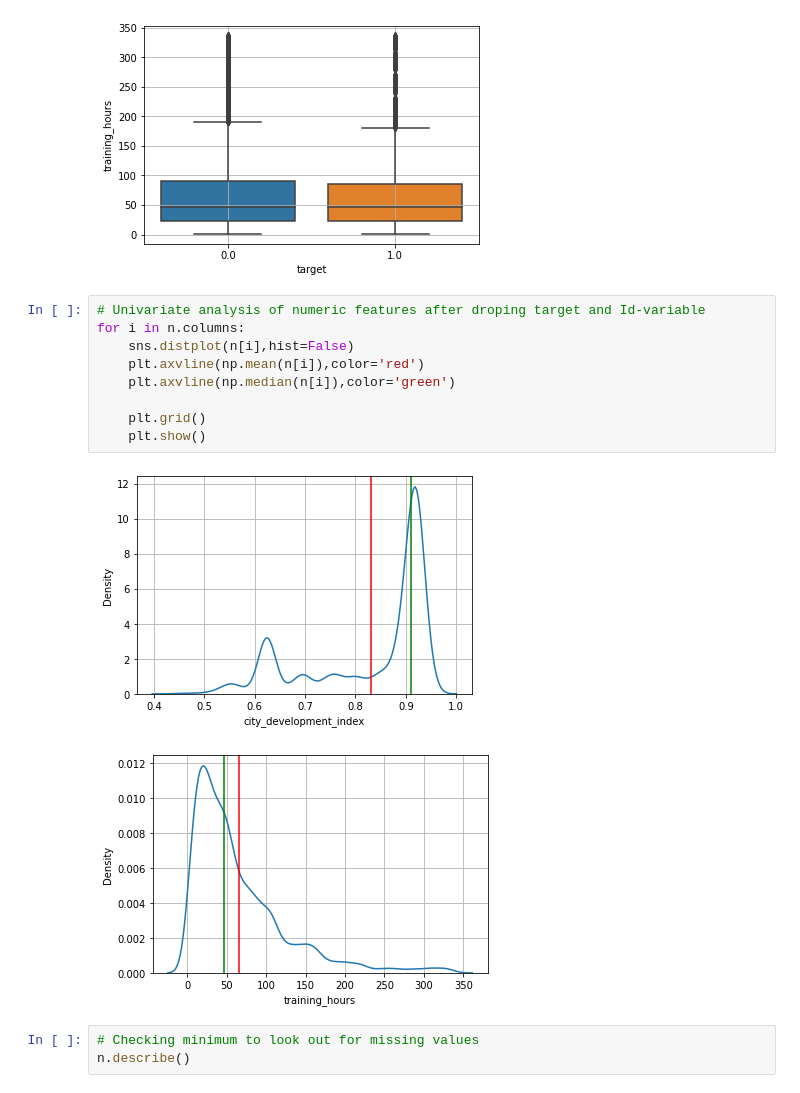
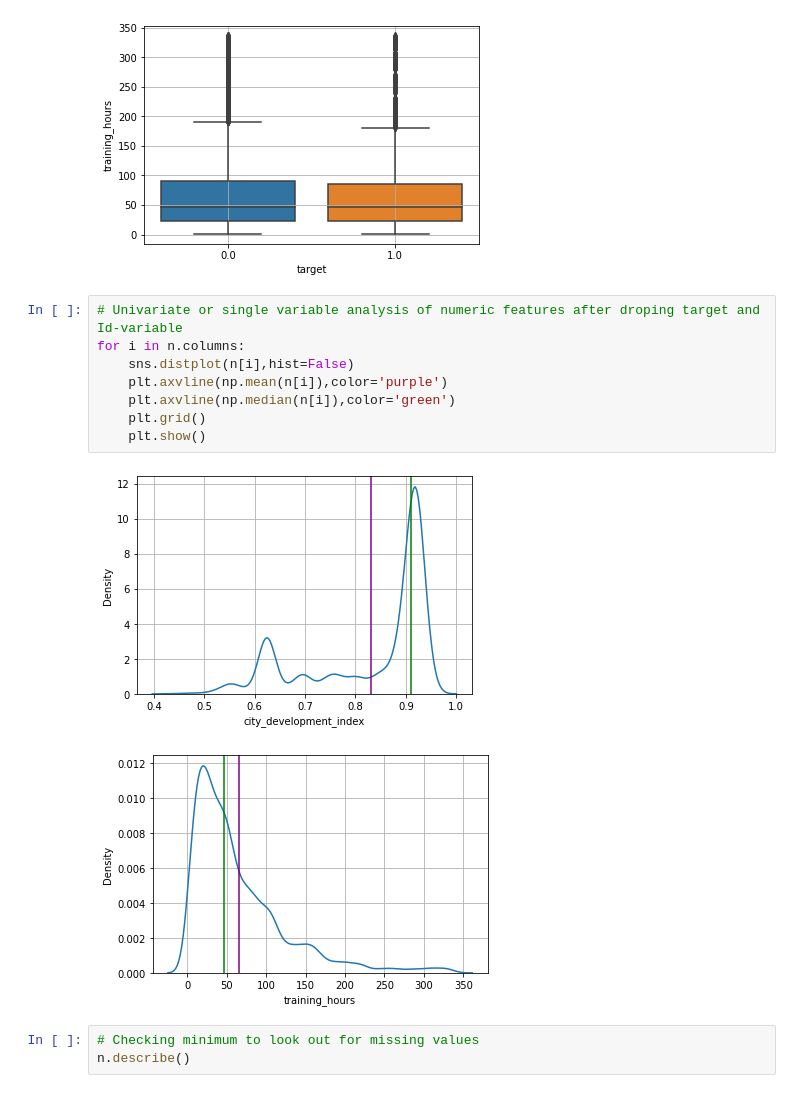
Before and after one commit to neetinds/Capstone3, a Jupyter notebook: Capstone3_Data_science_Analytics.ipynb, the cells around one changed output. Saved outputs shown, nothing was run; the diff lists cells and outputs as text.

```diff
--- a/Capstone3_Data_science_Analytics.ipynb
+++ b/Capstone3_Data_science_Analytics.ipynb
@@ -139,17 +150,16 @@ for i in n:
 [figure]
 [figure]
 # %%
-# Univariate analysis of numeric features after droping target and Id-variable
+# Univariate or single variable analysis of numeric features after droping target and Id-variable
 for i in n.columns:
     sns.distplot(n[i],hist=False)
-    plt.axvline(np.mean(n[i]),color='red')
+    plt.axvline(np.mean(n[i]),color='purple')
     plt.axvline(np.median(n[i]),color='green')
-
     plt.grid()
     plt.show()
 # %% [output]
-[figure, old version]
+[figure, new version]
-[figure, old version]
+[figure, new version]
 # %%
 # Checking minimum to look out for missing values
 n.describe()
```
Also changed, not shown: parts of 74 cells of this notebook.
